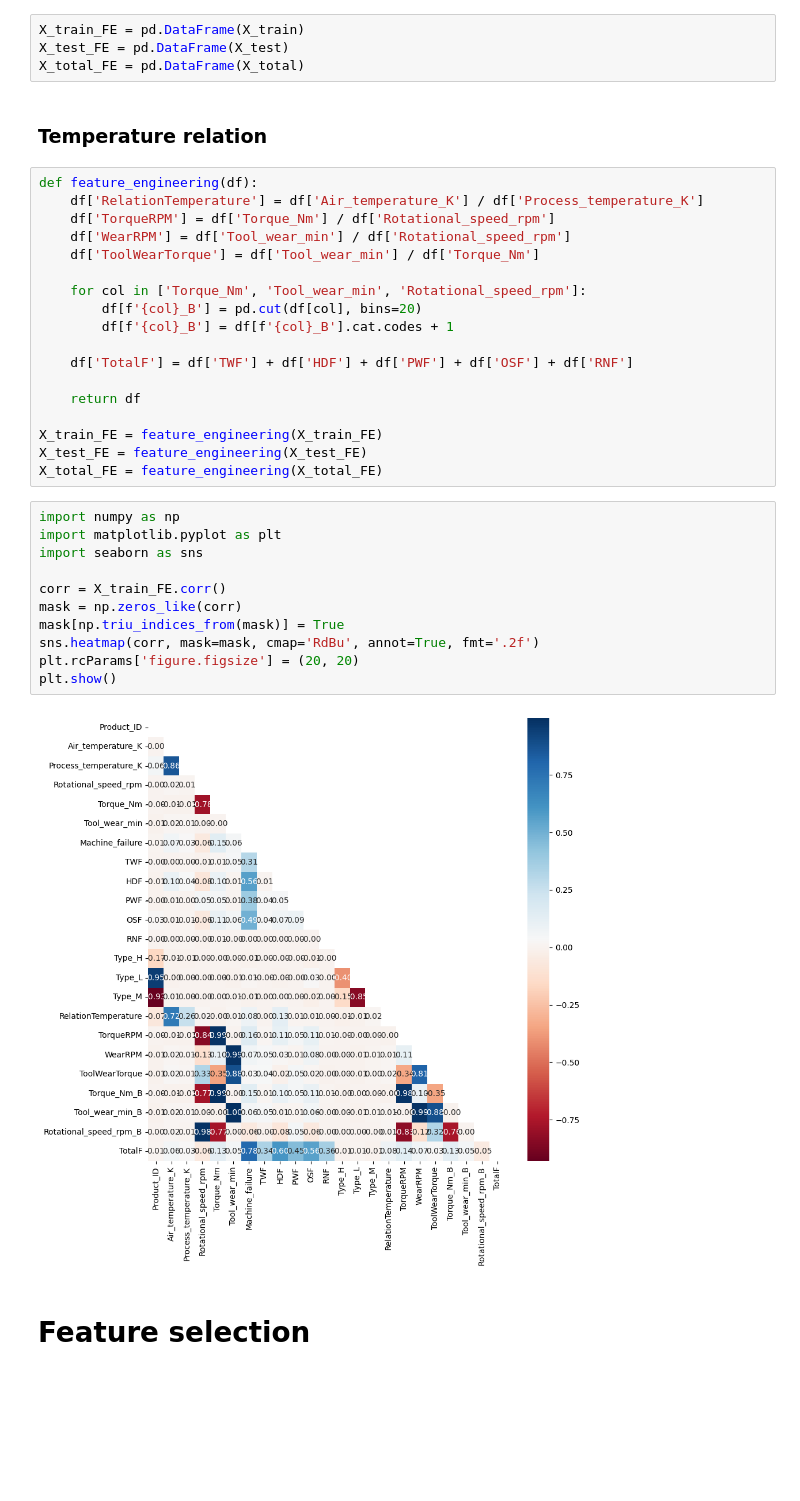
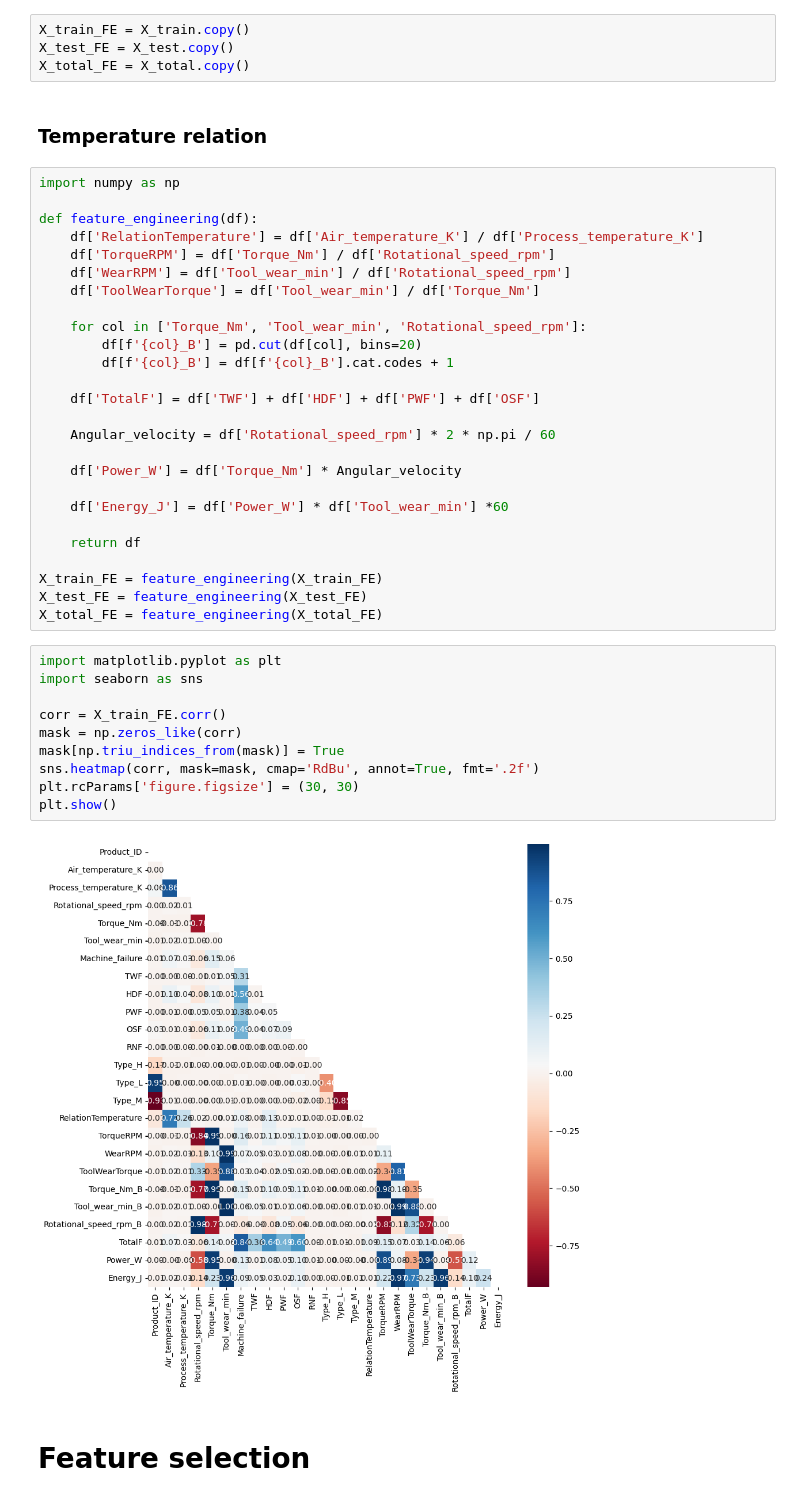
Before and after one commit to JMViJi/Binary-Classification-of-Machine-Failures, a Jupyter notebook: Binary classification of machine learning - Part1.ipynb, the cells around one changed output. Saved outputs shown, nothing was run; the diff lists cells and outputs as text; blank space fills up the shorter version.

```diff
--- a/Binary classification of machine learning - Part1.ipynb
+++ b/Binary classification of machine learning - Part1.ipynb
@@ -344,12 +310,14 @@ X_total.shape
 # %% [markdown]
 ## Feature engineering
 # %%
-X_train_FE = pd.DataFrame(X_train)
-X_test_FE = pd.DataFrame(X_test)
-X_total_FE = pd.DataFrame(X_total)
+X_train_FE = X_train.copy()
+X_test_FE = X_test.copy()
+X_total_FE = X_total.copy()
 # %% [markdown]
 ### Temperature relation
 # %%
+import numpy as np
+
 def feature_engineering(df):
     df['RelationTemperature'] = df['Air_temperature_K'] / df['Process_temperature_K']
     df['TorqueRPM'] = df['Torque_Nm'] / df['Rotational_speed_rpm']
@@ -360,7 +328,13 @@ def feature_engineering(df):
         df[f'{col}_B'] = pd.cut(df[col], bins=20)
         df[f'{col}_B'] = df[f'{col}_B'].cat.codes + 1
 
-    df['TotalF'] = df['TWF'] + df['HDF'] + df['PWF'] + df['OSF'] + df['RNF']
+    df['TotalF'] = df['TWF'] + df['HDF'] + df['PWF'] + df['OSF']
+
+    Angular_velocity = df['Rotational_speed_rpm'] * 2 * np.pi / 60
+
+    df['Power_W'] = df['Torque_Nm'] * Angular_velocity
+
+    df['Energy_J'] = df['Power_W'] * df['Tool_wear_min'] *60
 
     return df
 
@@ -368,18 +342,17 @@ X_train_FE = feature_engineering(X_train_FE)
 X_test_FE = feature_engineering(X_test_FE)
 X_total_FE = feature_engineering(X_total_FE)
 # %%
-import numpy as np
 import matplotlib.pyplot as plt
 import seaborn as sns
 
 corr = X_train_FE.corr()
 mask = np.zeros_like(corr)
 mask[np.triu_indices_from(mask)] = True
 sns.heatmap(corr, mask=mask, cmap='RdBu', annot=True, fmt='.2f')
-plt.rcParams['figure.figsize'] = (20, 20)
+plt.rcParams['figure.figsize'] = (30, 30)
 plt.show()
 # %% [output]
-[figure, old version]
+[figure, new version]
 # %% [markdown]
 # Feature selection
 # %% [markdown]
```
Also changed, not shown: parts of 10 cells of this notebook, 1 other file.
